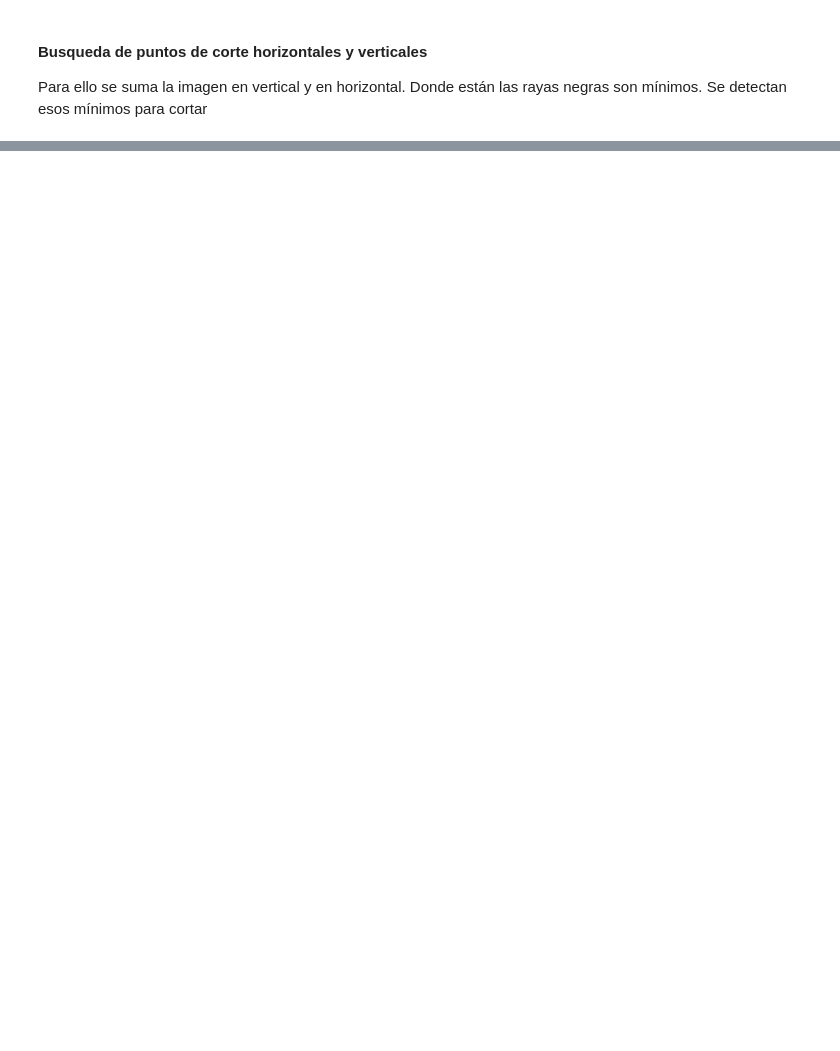
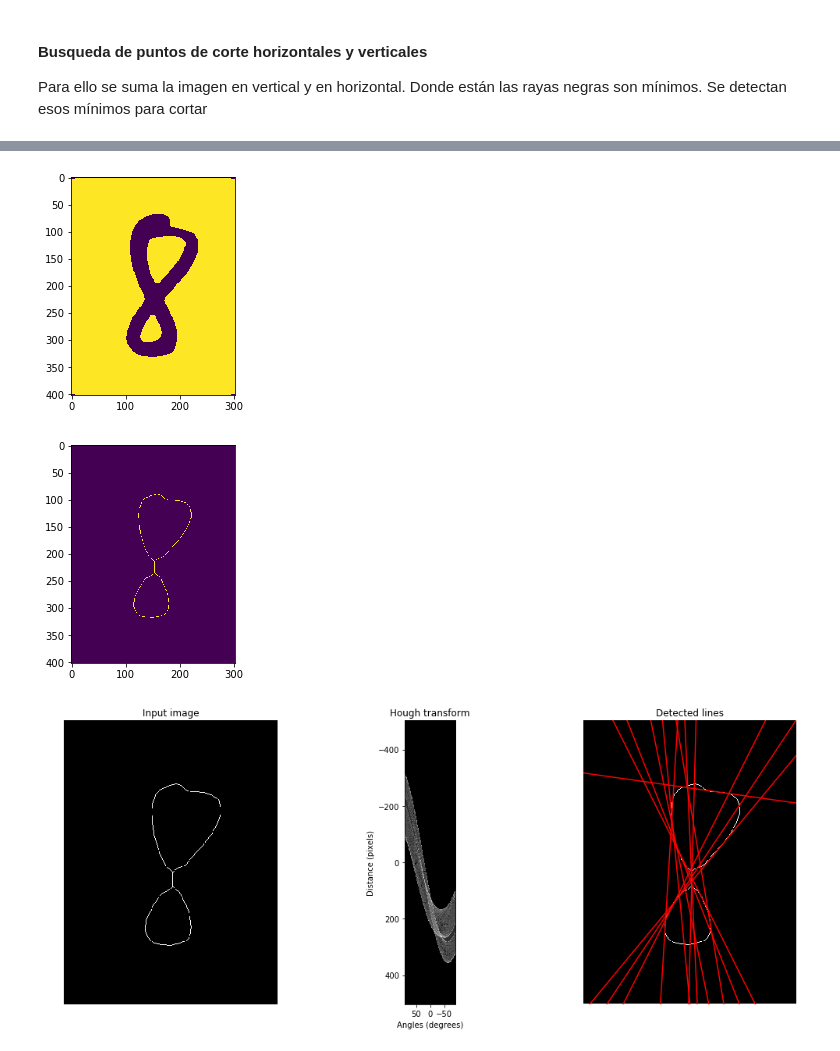
Before and after one commit to Darktris/Project_FAA, a Jupyter notebook: numerito.ipynb, the cells around one changed output, grey strips where cells are left out. Saved outputs shown, nothing was run; the diff lists cells and outputs as text; code cells hidden in the pictures; blank space fills up the shorter version.

```diff
--- a/numerito.ipynb
+++ b/numerito.ipynb
@@ -110,0 +249,63 @@ for i,iimg in enumerate(np.random.randint(0,len(numeritos), size=100)):
+# %%
+import numpy as np
+
+from skimage.transform import (hough_line, hough_line_peaks,
+                               probabilistic_hough_line)
+from skimage.feature import canny
+from skimage import data
+from skimage.morphology import skeletonize, skeletonize_3d
+import matplotlib.pyplot as plt
+from matplotlib import cm
+from skimage.morphology import disk
+
+th = 120
+gray = numeritos[8].imagen
+gray = median(gray, disk(7))
+gray[gray>th] = 255
+gray[gray<=th] = 0
+plt.figure()
+plt.imshow(gray)
+# Constructing test image
+image = skeletonize_3d((255-gray)/255)
+image[:30, :] = 0;
+image[-30:, :] = 0;
+image[:, :30] = 0;
+image[:, -30:] = 0;
+plt.figure()
+plt.imshow(image)
+# Classic straight-line Hough transform
+h, theta, d = hough_line(image)
+
+# Generating figure 1
+fig, axes = plt.subplots(1, 3, figsize=(15, 6),
+                         subplot_kw={'adjustable': 'box-forced'})
+ax = axes.ravel()
+
+ax[0].imshow(image, cmap=cm.gray)
+ax[0].set_title('Input image')
+ax[0].set_axis_off()
+
+ax[1].imshow(np.log(1 + h),
+             extent=[np.rad2deg(theta[-1]), np.rad2deg(theta[0]), d[-1], d[0]],
+             cmap=cm.gray, aspect=1/1.5)
+ax[1].set_title('Hough transform')
+ax[1].set_xlabel('Angles (degrees)')
+ax[1].set_ylabel('Distance (pixels)')
+ax[1].axis('image')
+
+ax[2].imshow(image, cmap=cm.gray)
+for _, angle, dist in zip(*hough_line_peaks(h, theta, d)):
+    y0 = (dist - 0 * np.cos(angle)) / np.sin(angle)
+    y1 = (dist - image.shape[1] * np.cos(angle)) / np.sin(angle)
+    ax[2].plot((0, image.shape[1]), (y0, y1), '-r')
+ax[2].set_xlim((0, image.shape[1]))
+ax[2].set_ylim((image.shape[0], 0))
+ax[2].set_axis_off()
+ax[2].set_title('Detected lines')
+
+plt.tight_layout()
+plt.show()
+# %% [output]
+[figure, added]
+[figure, added]
+[figure, added]
```
Also changed, not shown: parts of 9 cells of this notebook.
